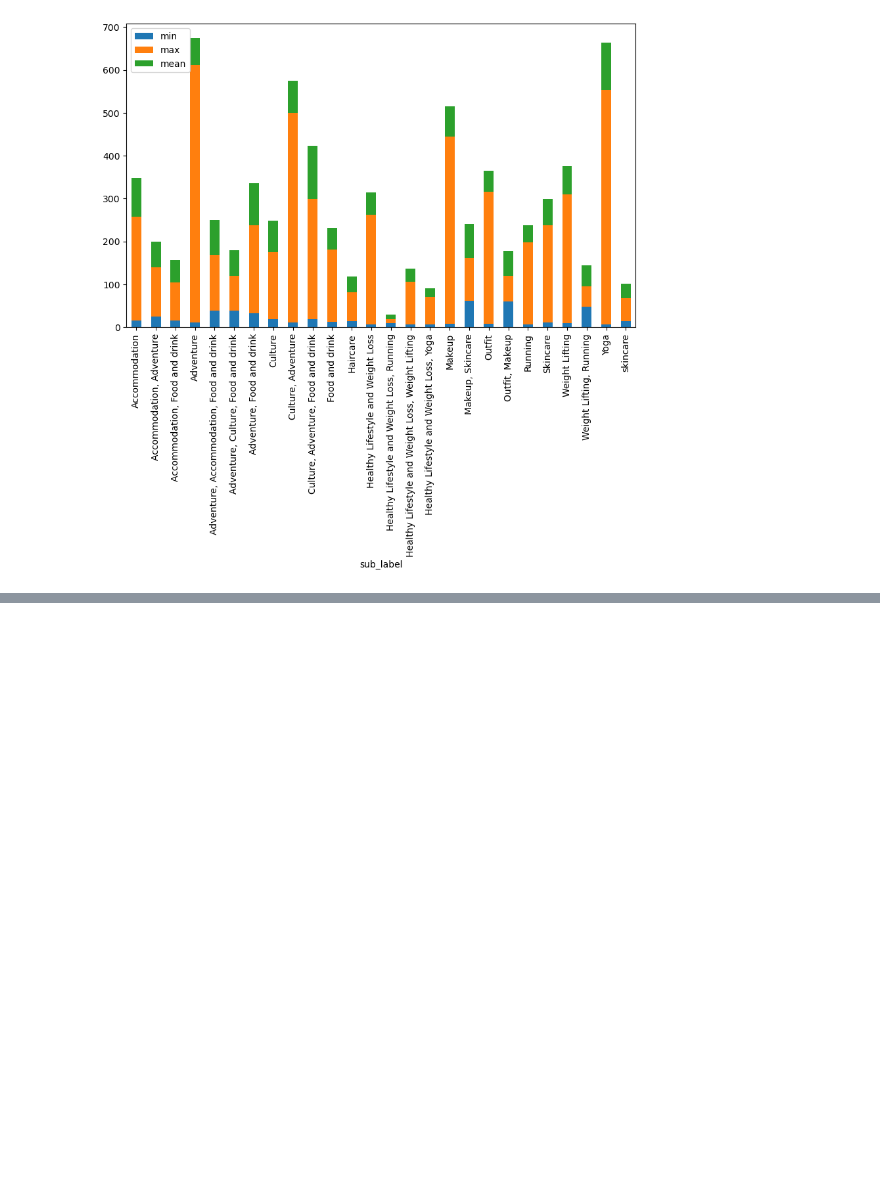
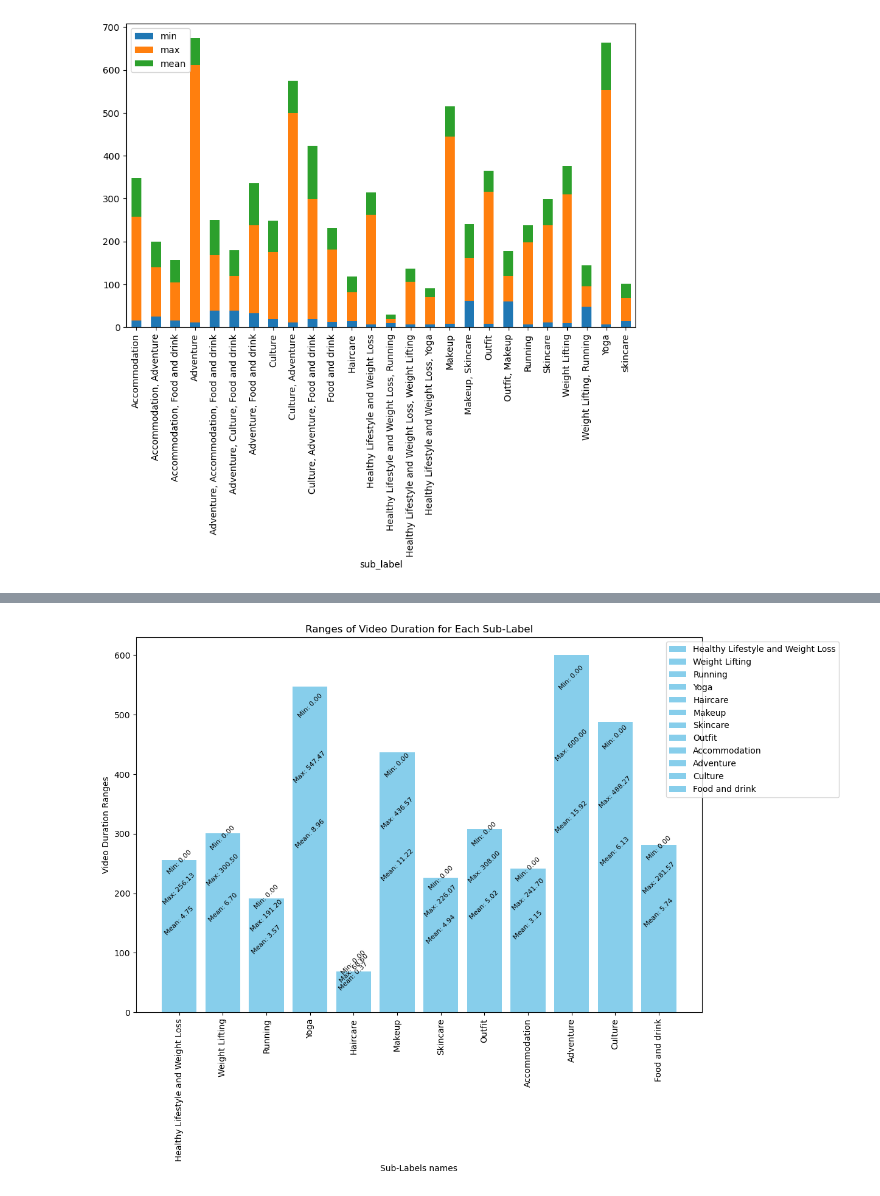
Before and after one commit to eatrabyo/multi_label_classification_on_tik_tok_videos, a Jupyter notebook: EDA.ipynb, the cells around one changed output, grey strips where cells are left out. Cells and saved outputs as stored; diff of their text form; code cells hidden in the pictures; blank space fills up the shorter version.

```diff
--- a/EDA.ipynb
+++ b/EDA.ipynb
@@ -630,0 +793,13 @@ IndexError: boolean index did not match indexed array along dimension 0; dimensi
+# %%
+# Create a new DataFrame with the product of 'duration' and each of the other 12 columns
+product_df_train = train_dur_df.copy()  # Copy the original DataFrame
+
+# Multiply each column (except 'duration') by the 'duration'
+for col in train_dur_df.columns[:-1]:  # Exclude the last column 'duration'
+    product_df_train[col] = product_df_train[col] * product_df_train['duration']
+
+# Drop the 'duration' column as it's no longer needed
+product_df_train = product_df_train.drop(columns=['duration'])
+
+# Print the new DataFrame
+print(product_df_train)
@@ -630,0 +824,31 @@ IndexError: boolean index did not match indexed array along dimension 0; dimensi
+# %%
+# Calculate min, max, and mean of each column
+stats_df = product_df_train.describe().loc[['min', 'max', 'mean']]
+
+# Create a bar chart for each column
+plt.figure(figsize=(12, 8))
+
+for column in stats_df.columns:
+    # Bar chart for each column
+    plt.bar(column, stats_df.loc['max', column] - stats_df.loc['min', column], label=column, color='skyblue')
+
+    # Add labels for min, max, and mean values at different heights
+    plt.text(column, stats_df.loc['max', column] - 0.1 * (stats_df.loc['max', column] - stats_df.loc['min', column]),
+             f"Min: {stats_df.loc['min', column]:.2f}", ha='center', va='bottom', rotation=45, fontsize=8)
+
+    plt.text(column, stats_df.loc['max', column] - 0.3 * (stats_df.loc['max', column] - stats_df.loc['min', column]),
+             f"Max: {stats_df.loc['max', column]:.2f}", ha='center', va='bottom', rotation=45, fontsize=8)
+
+    plt.text(column, stats_df.loc['max', column] - 0.5 * (stats_df.loc['max', column] - stats_df.loc['min', column]),
+             f"Mean: {stats_df.loc['mean', column]:.2f}", ha='center', va='bottom', rotation=45, fontsize=8)
+
+# Configure plot labels and legend
+plt.title("Ranges of Video Duration for Each Sub-Label")
+plt.xlabel("Sub-Labels names")
+plt.ylabel("Video Duration Ranges")
+plt.xticks(rotation=90, ha='center')
+
+plt.legend(loc='upper right', bbox_to_anchor=(1.25, 1.0))
+plt.show()
+# %% [output]
+[figure, added]
```
Also changed, not shown: parts of 23 cells of this notebook.
